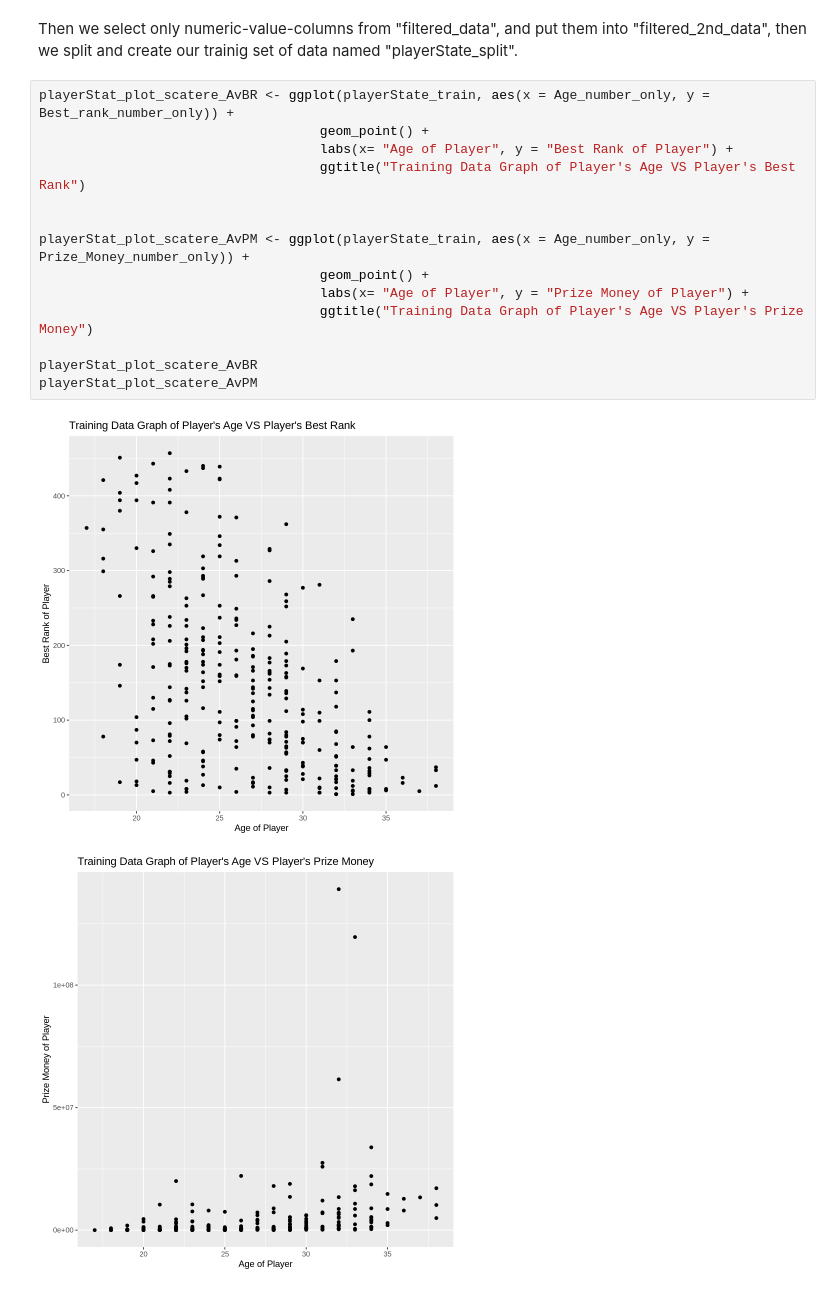
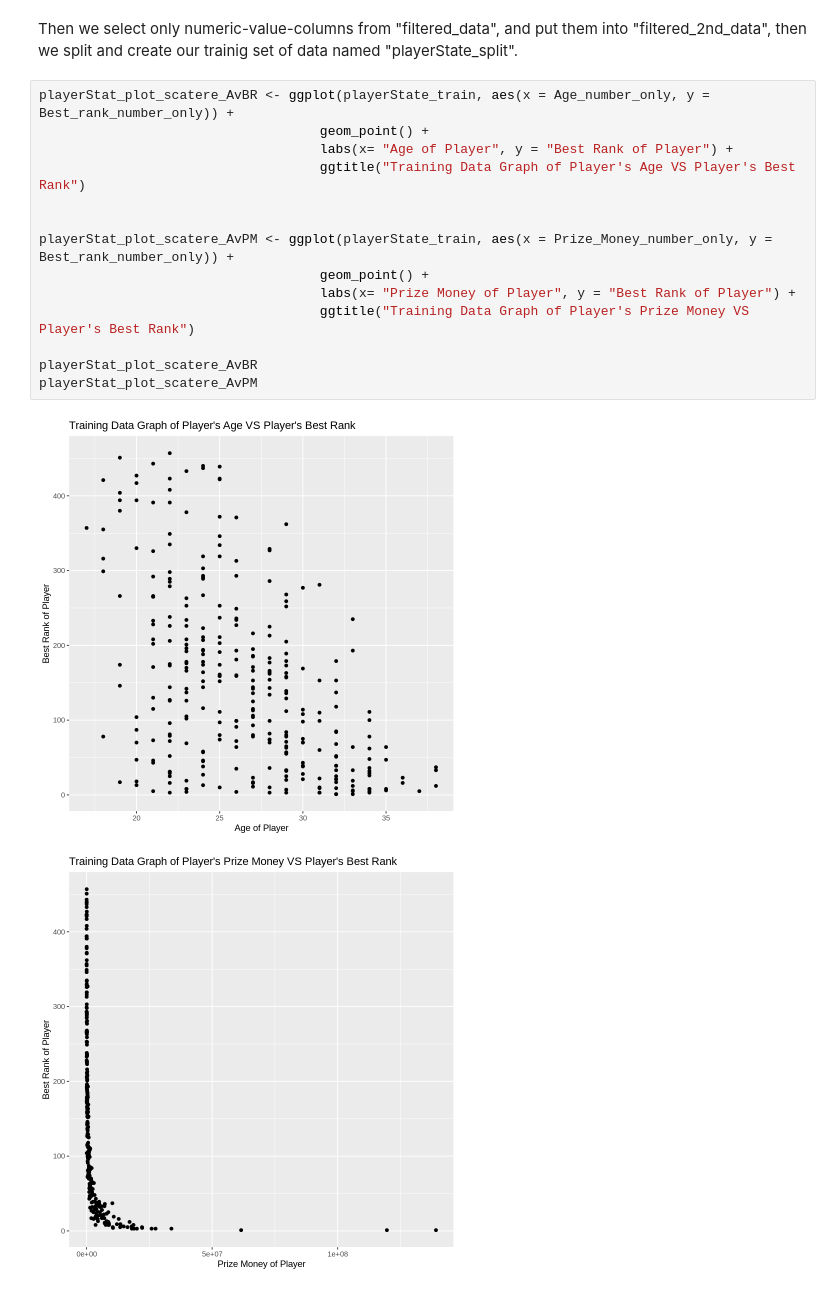
Before and after one commit to racheldemello/dsci-100-2023w-group39-007, a Jupyter notebook: Graph.ipynb, the cells around one changed output. Drawn from its saved outputs; the diff is of its cells as text.

Commit message:
Graph Edit 1

```diff
--- a/Graph.ipynb
+++ b/Graph.ipynb
@@ -72,17 +90,17 @@ Then we select only numeric-value-columns from "filtered_data", and put them int
 # %%
 playerStat_plot_scatere_AvBR <- ggplot(playerState_train, aes(x = Age_number_only, y = Best_rank_number_only)) +
                                     geom_point() +
                                     labs(x= "Age of Player", y = "Best Rank of Player") +
                                     ggtitle("Training Data Graph of Player's Age VS Player's Best Rank")
 
 
-playerStat_plot_scatere_AvPM <- ggplot(playerState_train, aes(x = Age_number_only, y = Prize_Money_number_only)) +
+playerStat_plot_scatere_AvPM <- ggplot(playerState_train, aes(x = Prize_Money_number_only, y = Best_rank_number_only)) +
                                     geom_point() +
-                                    labs(x= "Age of Player", y = "Prize Money of Player") +
-                                    ggtitle("Training Data Graph of Player's Age VS Player's Prize Money")
+                                    labs(x= "Prize Money of Player", y = "Best Rank of Player") +
+                                    ggtitle("Training Data Graph of Player's Prize Money VS Player's Best Rank")
 
 playerStat_plot_scatere_AvBR
 playerStat_plot_scatere_AvPM
 # %% [output]
 [figure]
-[figure, old version]
+[figure, new version]
```
Also changed, not shown: parts of 1 cell of this notebook.
